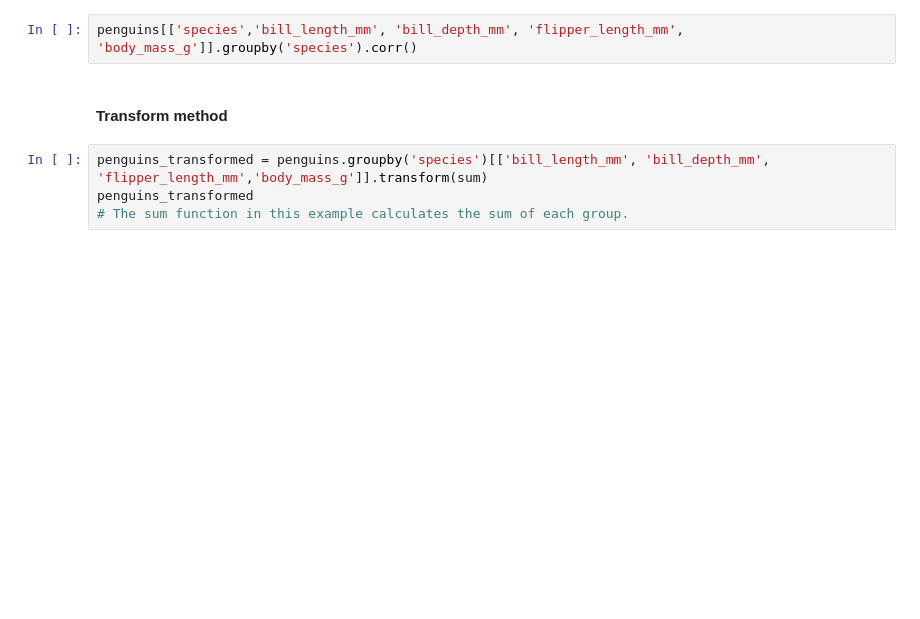
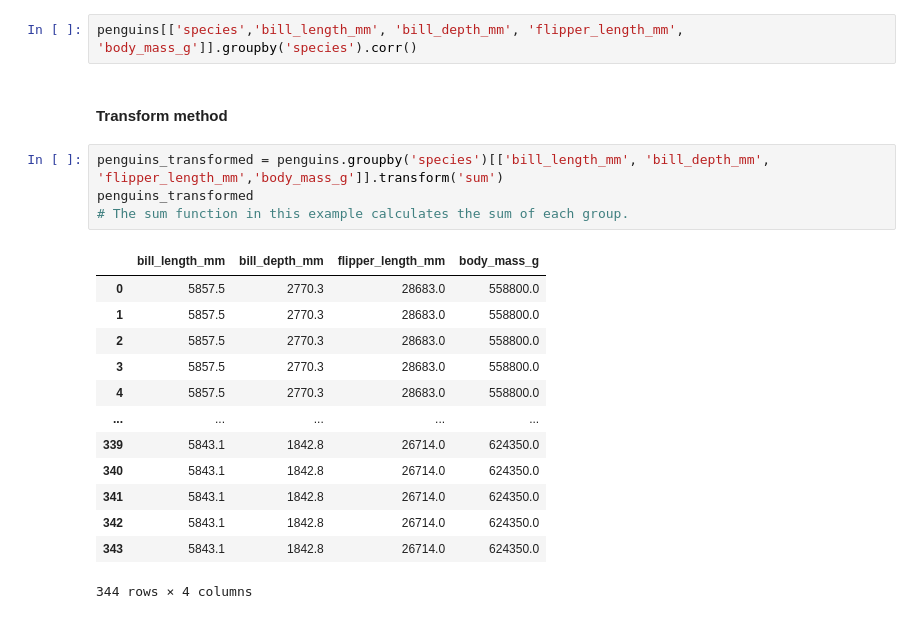
Before and after one commit to bbear2024/exercise, a Jupyter notebook: da-module-pandas/07_aggregation_merging/02_aggregation.ipynb, the cells around one changed output. Drawn from its saved outputs; the diff is of its cells as text; blank space fills up the shorter version.

```diff
--- a/da-module-pandas/07_aggregation_merging/02_aggregation.ipynb
+++ b/da-module-pandas/07_aggregation_merging/02_aggregation.ipynb
@@ -173,6 +370,20 @@ penguins[['species','bill_length_mm', 'bill_depth_mm', 'flipper_length_mm', 'bod
 # %% [markdown]
 #### Transform method
 # %%
-penguins_transformed = penguins.groupby('species')[['bill_length_mm', 'bill_depth_mm', 'flipper_length_mm','body_mass_g']].transform(sum)
+penguins_transformed = penguins.groupby('species')[['bill_length_mm', 'bill_depth_mm', 'flipper_length_mm','body_mass_g']].transform('sum')
 penguins_transformed
 # The sum function in this example calculates the sum of each group.
+# %% [output]
+|  | bill_length_mm | bill_depth_mm | flipper_length_mm | body_mass_g |
+| 0 | 5857.5 | 2770.3 | 28683.0 | 558800.0 |
+| 1 | 5857.5 | 2770.3 | 28683.0 | 558800.0 |
+| 2 | 5857.5 | 2770.3 | 28683.0 | 558800.0 |
+| 3 | 5857.5 | 2770.3 | 28683.0 | 558800.0 |
+| 4 | 5857.5 | 2770.3 | 28683.0 | 558800.0 |
+| ... | ... | ... | ... | ... |
+| 339 | 5843.1 | 1842.8 | 26714.0 | 624350.0 |
+| 340 | 5843.1 | 1842.8 | 26714.0 | 624350.0 |
+| 341 | 5843.1 | 1842.8 | 26714.0 | 624350.0 |
+| 342 | 5843.1 | 1842.8 | 26714.0 | 624350.0 |
+| 343 | 5843.1 | 1842.8 | 26714.0 | 624350.0 |
+344 rows × 4 columns
```
Also changed, not shown: parts of 28 cells of this notebook, 8 other files.
